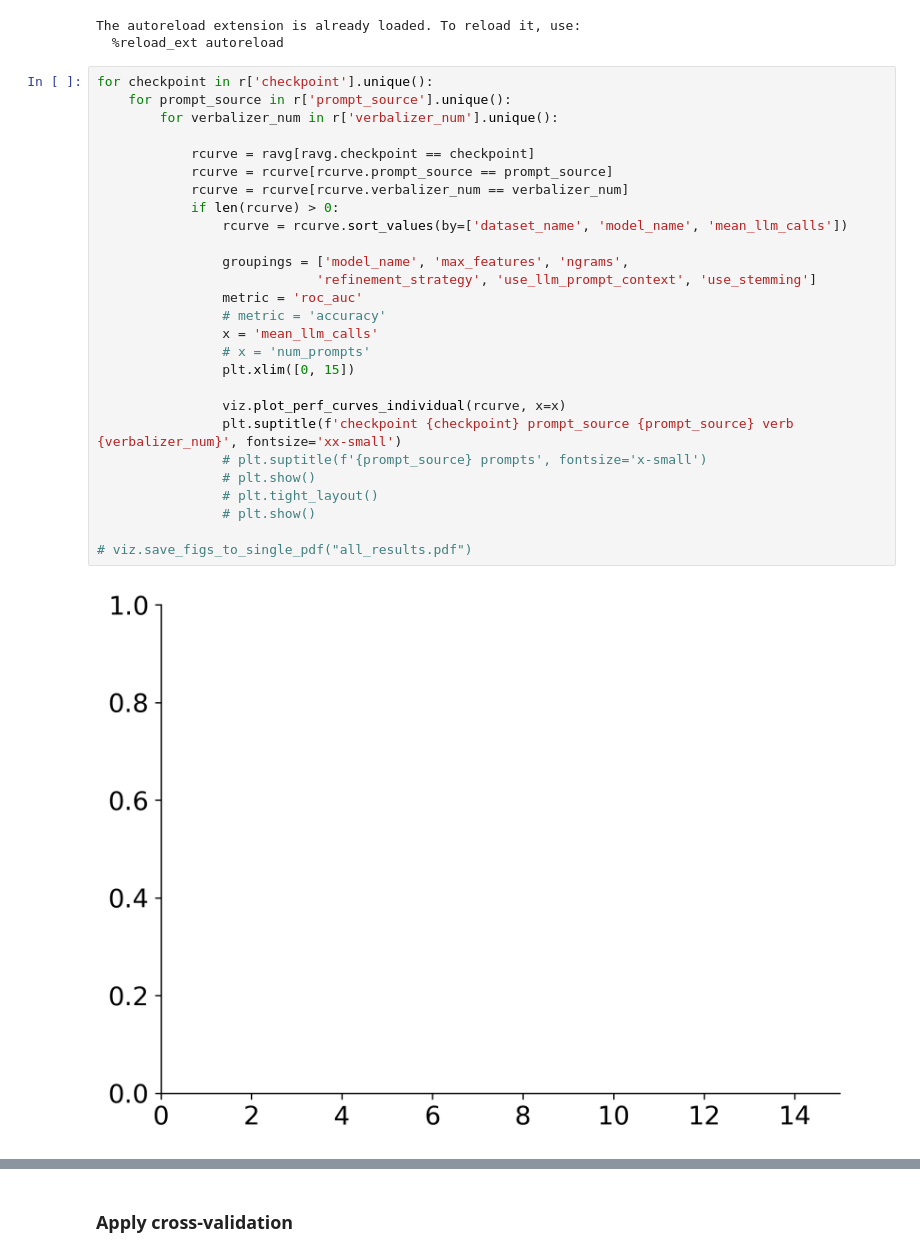
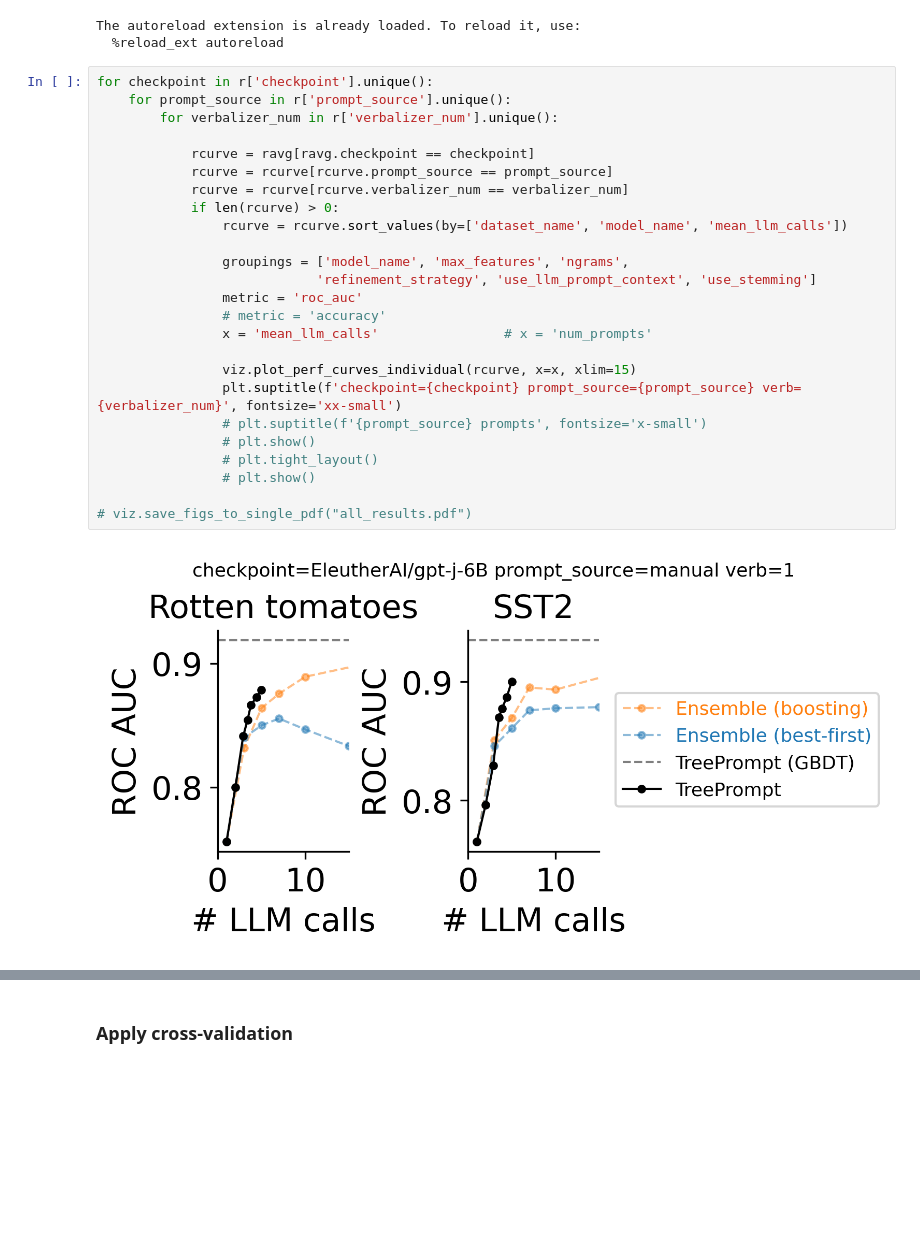
Before and after one commit to csinva/tree-prompt, a Jupyter notebook: notebooks/01_model_results.ipynb, the cells around one changed output, grey strips where cells are left out. Cells and saved outputs as stored; diff of their text form; blank space fills up the shorter version.

```diff
--- a/notebooks/01_model_results.ipynb
+++ b/notebooks/01_model_results.ipynb
@@ -55,29 +55,27 @@ The autoreload extension is already loaded. To reload it, use:
 # %%
 for checkpoint in r['checkpoint'].unique():
     for prompt_source in r['prompt_source'].unique():
         for verbalizer_num in r['verbalizer_num'].unique():
 
             rcurve = ravg[ravg.checkpoint == checkpoint]
             rcurve = rcurve[rcurve.prompt_source == prompt_source]
             rcurve = rcurve[rcurve.verbalizer_num == verbalizer_num]
             if len(rcurve) > 0:
                 rcurve = rcurve.sort_values(by=['dataset_name', 'model_name', 'mean_llm_calls'])
 
                 groupings = ['model_name', 'max_features', 'ngrams',
                             'refinement_strategy', 'use_llm_prompt_context', 'use_stemming']
                 metric = 'roc_auc'
                 # metric = 'accuracy'
-                x = 'mean_llm_calls'
-                # x = 'num_prompts'
-                plt.xlim([0, 15])
+                x = 'mean_llm_calls'                # x = 'num_prompts'
 
-                viz.plot_perf_curves_individual(rcurve, x=x)
-                plt.suptitle(f'checkpoint {checkpoint} prompt_source {prompt_source} verb {verbalizer_num}', fontsize='xx-small')
+                viz.plot_perf_curves_individual(rcurve, x=x, xlim=15)
+                plt.suptitle(f'checkpoint={checkpoint} prompt_source={prompt_source} verb={verbalizer_num}', fontsize='xx-small')
                 # plt.suptitle(f'{prompt_source} prompts', fontsize='x-small')
                 # plt.show()
                 # plt.tight_layout()
                 # plt.show()
 
 # viz.save_figs_to_single_pdf("all_results.pdf")
 # %% [output]
-[figure, old version]
+[figure, new version]
```
Also changed, not shown: parts of 1 cell of this notebook, 2 other files.
